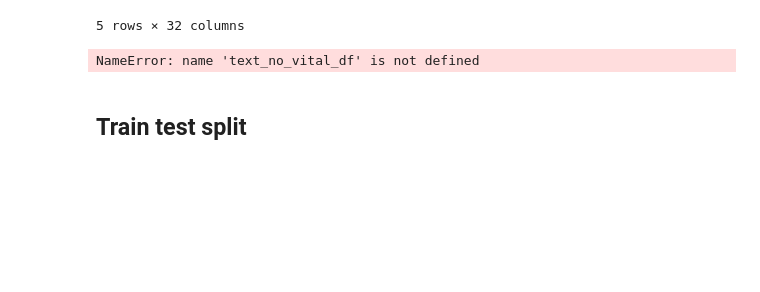
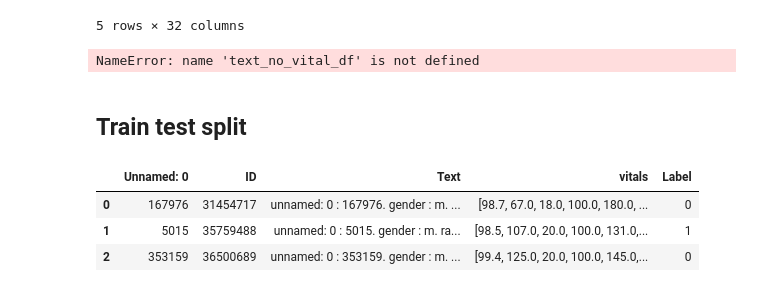
Before and after one commit to h2shi/CPSC_577, a Jupyter notebook: hang_data_cleaning.ipynb, the cells around one changed output. Drawn from its saved outputs; the diff is of its cells as text; code cells hidden in the pictures; blank space fills up the shorter version.

```diff
--- a/hang_data_cleaning.ipynb
+++ b/hang_data_cleaning.ipynb
@@ -294,3 +294,20 @@ size = int(clinical_no_vital_df.shape[0] * 0.01)
 split_train_test_val(clinical_no_vital_df, size)
 # %%
 clinical_no_vital_df = pd.read_csv('clinical_text_num.csv.gz', compression = 'gzip')
+# %%
+a = pd.read_csv('mini_data_w_num/train_data.csv')
+a = a.iloc[:3, :]
+a.to_csv('mini_data_w_num/train.csv', index=False)
+b = pd.read_csv('mini_data_w_num/test_data.csv')
+b = b.iloc[:3, :]
+b.to_csv('mini_data_w_num/test.csv', index=False)
+c = pd.read_csv('mini_data_w_num/eval_data.csv')
+c = c.iloc[:3, :]
+c.to_csv('mini_data_w_num/val.csv', index=False)
+# %%
+a
+# %% [output]
+|  | Unnamed: 0 | ID | Text | vitals | Label |
+| 0 | 167976 | 31454717 | unnamed: 0 : 167976. gender : m. ... | [98.7, 67.0, 18.0, 100.0, 180.0, ... | 0 |
+| 1 | 5015 | 35759488 | unnamed: 0 : 5015. gender : m. ra... | [98.5, 107.0, 20.0, 100.0, 131.0,... | 1 |
+| 2 | 353159 | 36500689 | unnamed: 0 : 353159. gender : m. ... | [99.4, 125.0, 20.0, 100.0, 145.0,... | 0 |
```
Also changed, not shown: 7 other files.
